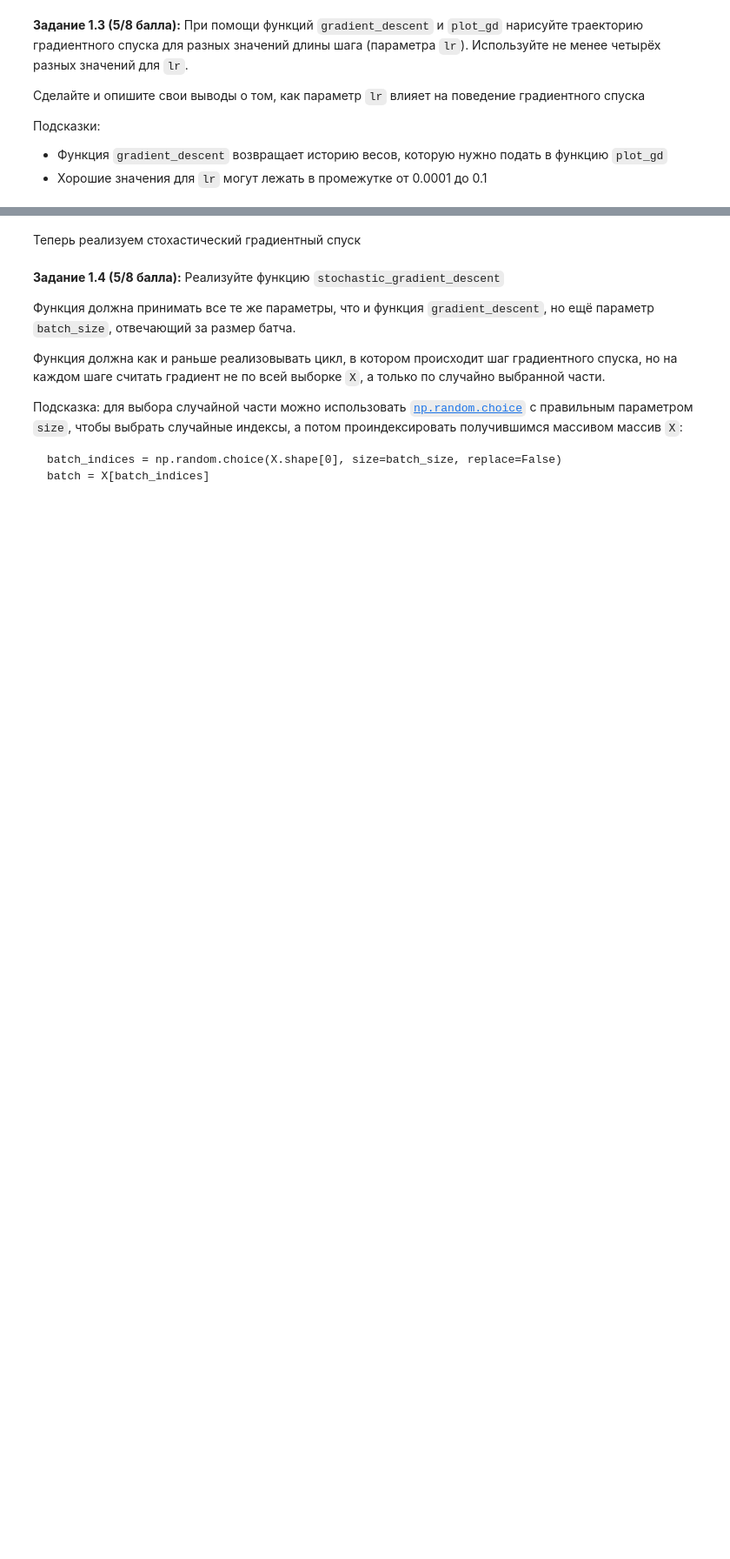
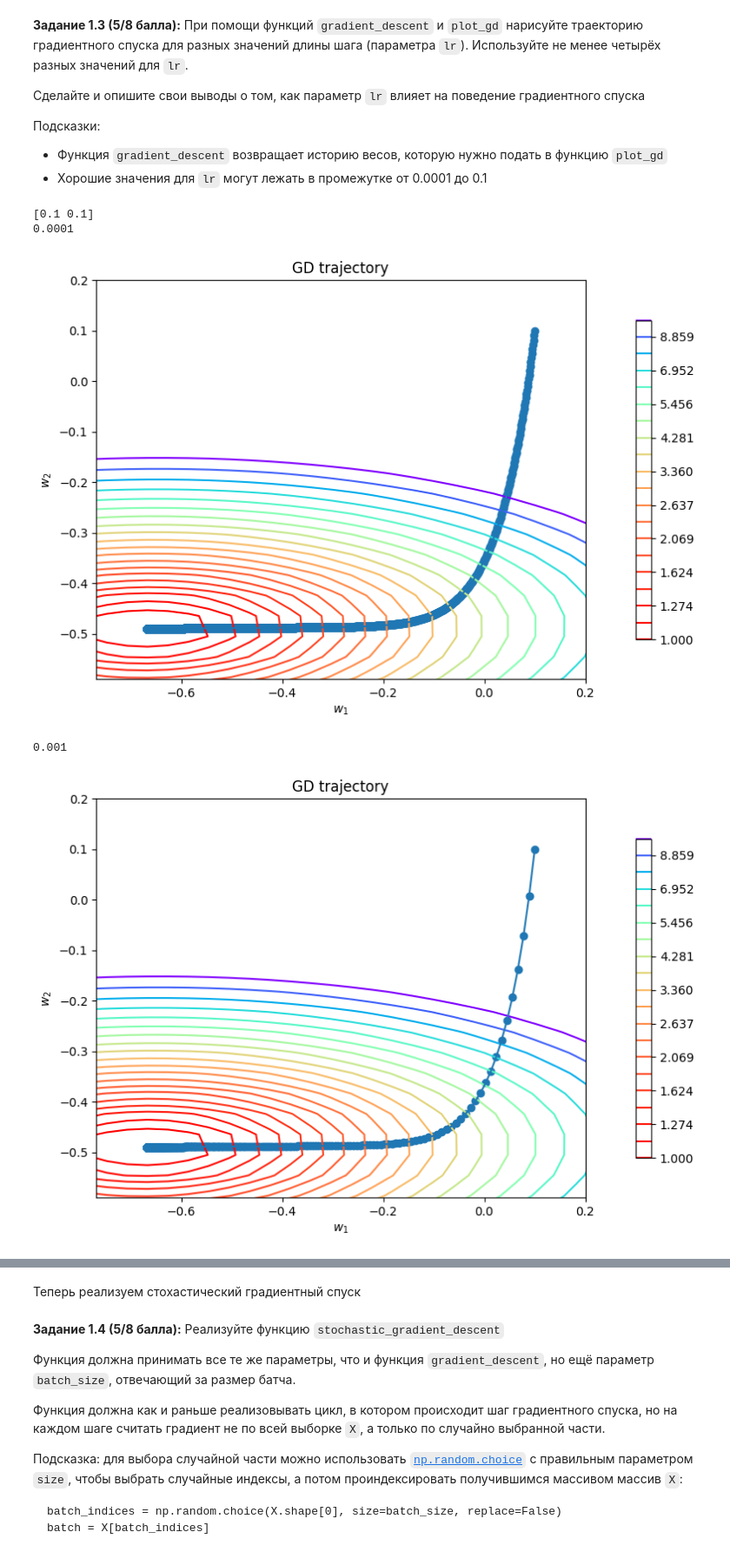
Before and after one commit to ArsenySal/ML-1-data-mining-minor-, a Jupyter notebook: hw/hw05_gd.ipynb, the cells around one changed output, grey strips where cells are left out. Shown at 87% size. Cells and saved outputs as stored; diff of their text form; code cells hidden in the pictures; blank space fills up the shorter version.

```diff
--- a/hw/hw05_gd.ipynb
+++ b/hw/hw05_gd.ipynb
@@ -91,7 +91,7 @@ class MSELoss(BaseLoss):
         :param w: np.ndarray размера (n_features,) с весами линейной регрессии
         :return: число -- значения функции потерь
         """
-        # -- YOUR CODE HERE --
+        return (((X @ w) - y) ** 2).sum() / X.shape[0]
         # Вычислите значение функции потерь при помощи X, y и w и верните его
 
     def calc_grad(self, X: np.ndarray, y: np.ndarray, w: np.ndarray) -> np.ndarray:
@@ -102,7 +102,8 @@ class MSELoss(BaseLoss):
         :param w: np.ndarray размера (n_features,) с весами линейной регрессии
         :return: np.ndarray размера (n_features,) градиент функции потерь по весам w
         """
-        # -- YOUR CODE HERE --
+        # print(X.T.shape, X.shape, w.shape, y.shape)
+        return 2 * (X.T @ (X @ w - y)) / X.shape[0]
         # Вычислите значение вектора градиента при помощи X, y и w и верните его
 # %% [markdown]
 Теперь мы можем создать объект `MSELoss` и при помощи него вычислять значение нашей функции потерь и градиенты:
@@ -176,7 +182,12 @@ def gradient_descent(
     :param n_iterations: int -- сколько итераций делать
     :return: Список из n_iterations объектов np.ndarray размера (n_features,) -- история весов на каждом шаге
     """
-    # -- YOUR CODE HERE --
+    a = [w_init]
+    for i in range(n_iterations):
+        w_new = w_init - lr * loss.calc_grad(X, y, w_init)
+        a.append(w_new)
+        w_init = w_new
+    return a
 # %% [markdown]
 Теперь создадим синтетический датасет и функцию, которая будет рисовать траекторию градиентного спуска по истории:
 # %%
@@ -253,0 +269,14 @@ def plot_gd(w_list: Iterable, X: np.ndarray, y: np.ndarray, loss: BaseLoss):
+# %%
+w_init = np.array([.1, .1])
+print(w_init)
+loss = MSELoss()
+for lr in [0.0001, .001, 0.01, 0.0000001]:
+    w_list = gradient_descent(w_init, X, y, loss, lr)
+    print(lr)
+    plot_gd(w_list, X, y, loss)
+# %% [output]
+[0.1 0.1]
+0.0001
+[figure, added]
+0.001
+[figure, added]
```
Also changed, not shown: parts of 40 cells of this notebook.
